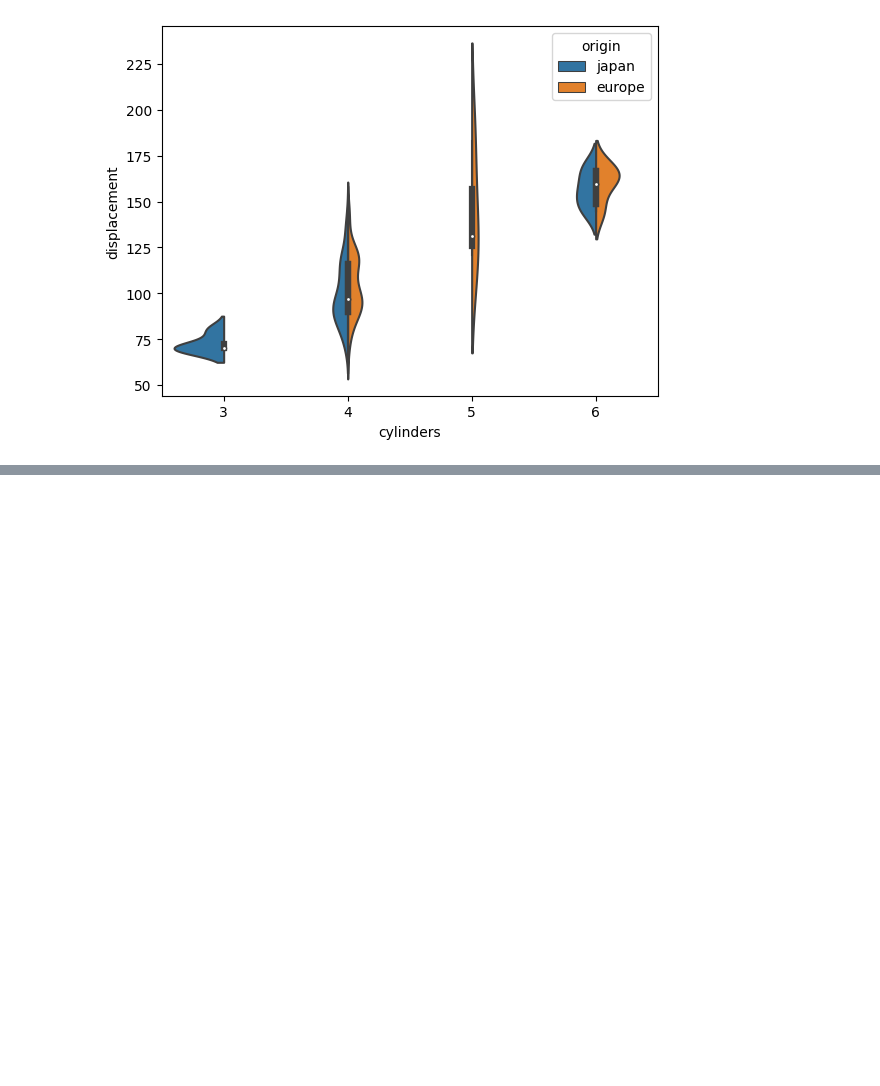
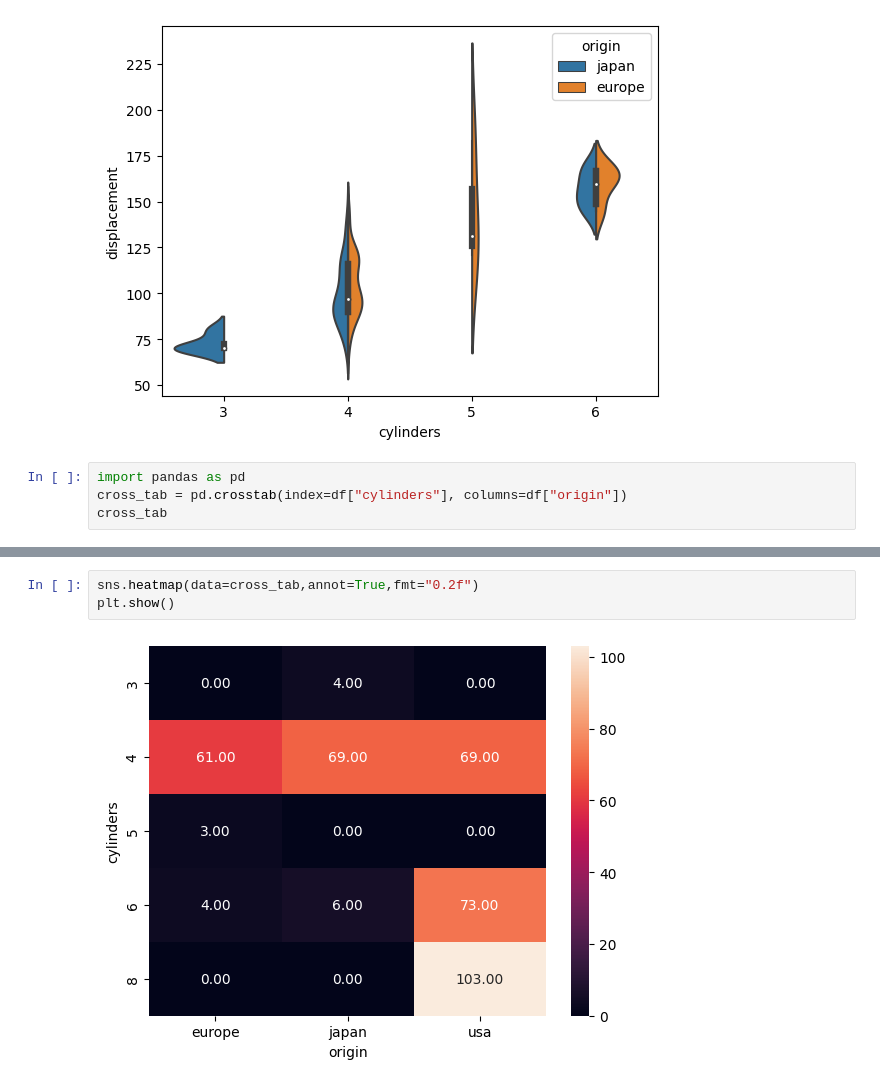
Before and after one commit to sayol/Violin-Plot, a Jupyter notebook: Violin Plot.ipynb, the cells around one changed output, grey strips where cells are left out. Drawn from its saved outputs; the diff is of its cells as text; blank space fills up the shorter version.

```diff
--- a/Violin Plot.ipynb
+++ b/Violin Plot.ipynb
@@ -137,3 +137,7 @@ sns.violinplot(data=df[df["origin"].isin(["japan", "europe"])],
 plt.show()
 # %% [output]
 [figure]
+# %%
+import pandas as pd
+cross_tab = pd.crosstab(index=df["cylinders"], columns=df["origin"])
+cross_tab
@@ -139,0 +152,5 @@ plt.show()
+# %%
+sns.heatmap(data=cross_tab,annot=True,fmt="0.2f")
+plt.show()
+# %% [output]
+[figure, added]
```
Also changed, not shown: parts of 4 cells of this notebook.
